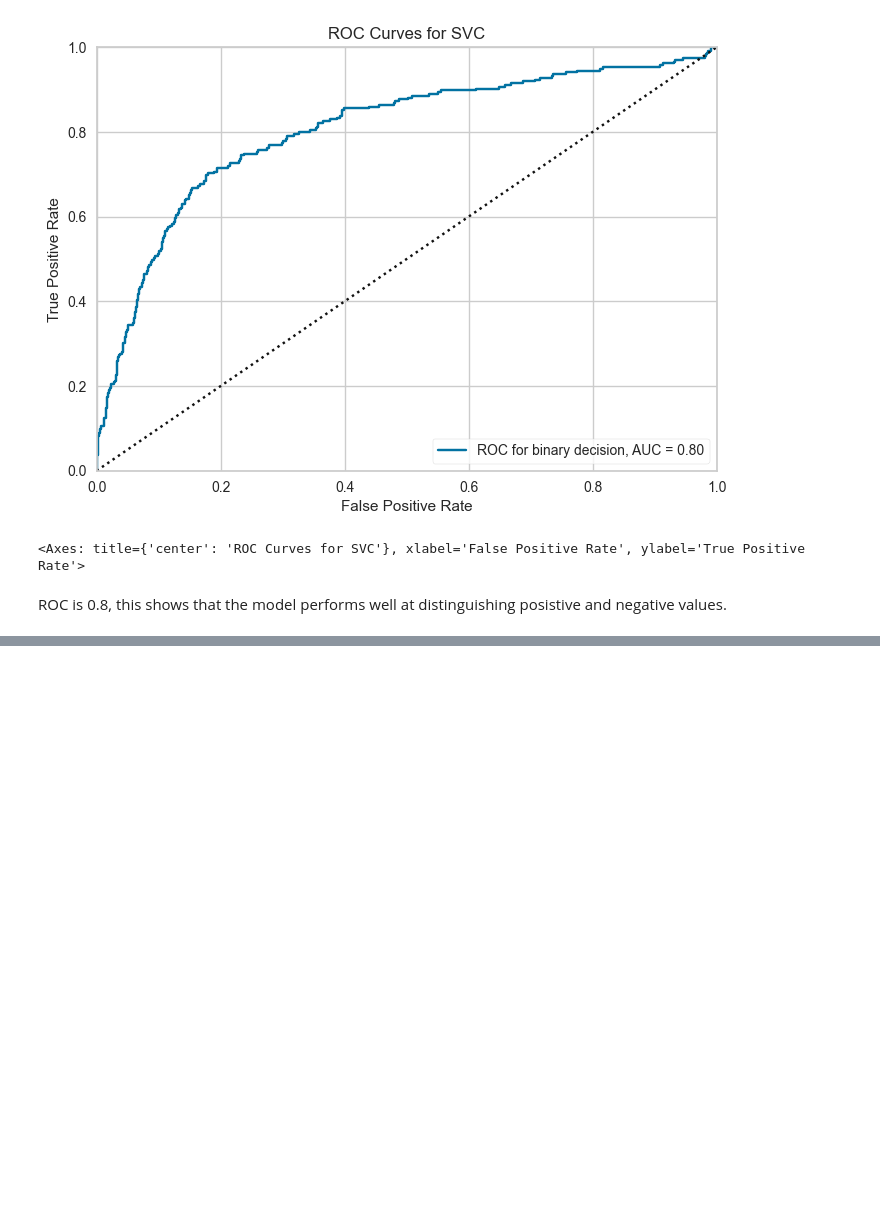
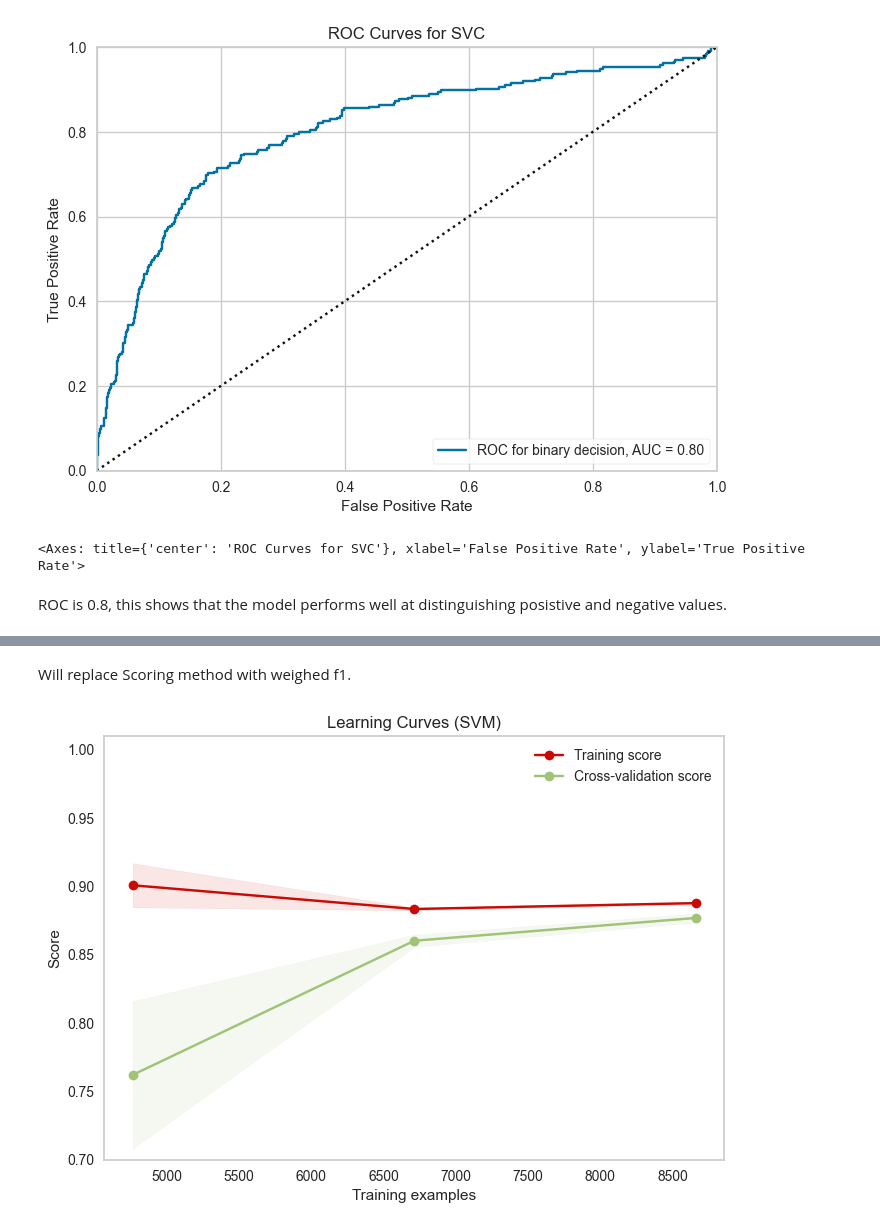
Before and after one commit to McGill-MMA-EnterpriseAnalytics/customer_churn_2024, a Jupyter notebook: Modelling/SVM, stacking.ipynb, the cells around one changed output, grey strips where cells are left out. Cells and saved outputs as stored; diff of their text form; code cells hidden in the pictures; blank space fills up the shorter version.

```diff
--- a/Modelling/SVM, stacking.ipynb
+++ b/Modelling/SVM, stacking.ipynb
@@ -196,0 +329,40 @@ visualizer.poof()
+# %%
+# make reusable function
+def plot_learning_curve(estimator, title, X, y, ylim=None, cv = None, n_jobs=-1, train_sizes=np.linspace(.1, 1.0, 5), scoring = 'accuracy'):
+    plt.figure()
+    plt.title(title)
+    if ylim is not None:
+        plt.ylim(*ylim)
+    plt.xlabel("Training examples")
+    plt.ylabel("Score")
+    train_sizes, train_scores, test_scores = learning_curve(
+        estimator, X, y, cv=cv, n_jobs=n_jobs, train_sizes=train_sizes)
+    train_scores_mean = np.mean(train_scores, axis=1)
+    train_scores_std = np.std(train_scores, axis=1)
+    test_scores_mean = np.mean(test_scores, axis=1)
+    test_scores_std = np.std(test_scores, axis=1)
+    plt.grid()
+
+    plt.fill_between(train_sizes, train_scores_mean - train_scores_std,
+                     train_scores_mean + train_scores_std, alpha=0.1,
+                     color="r")
+    plt.fill_between(train_sizes, test_scores_mean - test_scores_std,
+                     test_scores_mean + test_scores_std, alpha=0.1, color="g")
+    plt.plot(train_sizes, train_scores_mean, 'o-', color="r",
+             label="Training score")
+    plt.plot(train_sizes, test_scores_mean, 'o-', color="g",
+             label="Cross-validation score")
+
+    plt.legend(loc="best")
+    return plt
+# %% [markdown]
+Will replace Scoring method with weighed f1.
+# %%
+# SVM learning curve
+title = "Learning Curves (SVM)"
+cv = 5
+plot_learning_curve(best_svm, title, X_train_res, y_train_res, ylim=(0.7, 1.01), cv=cv, n_jobs=-1)
+
+plt.show()
+# %% [output]
+[figure, added]
```
Also changed, not shown: parts of 20 cells of this notebook.
